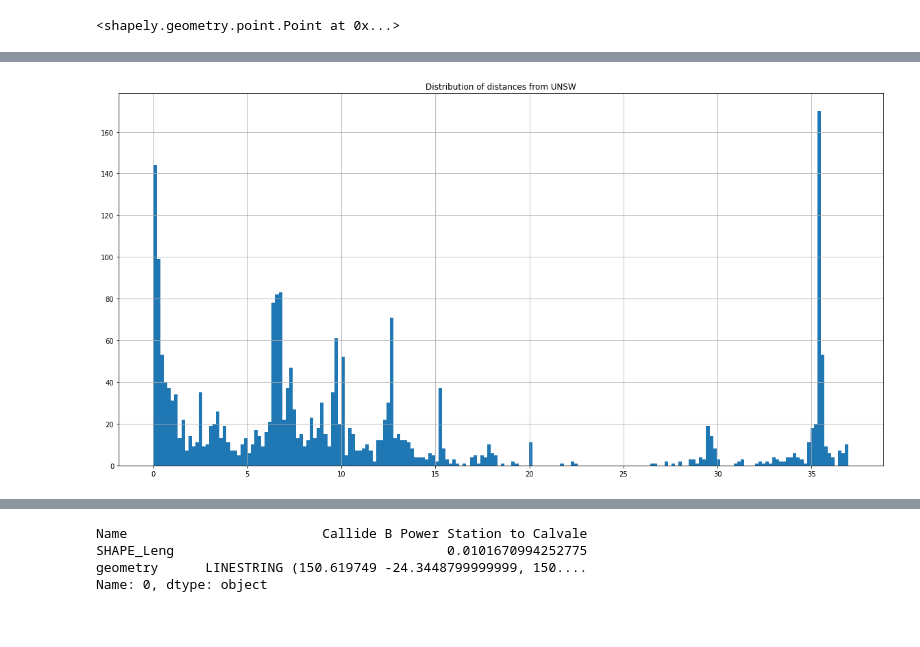
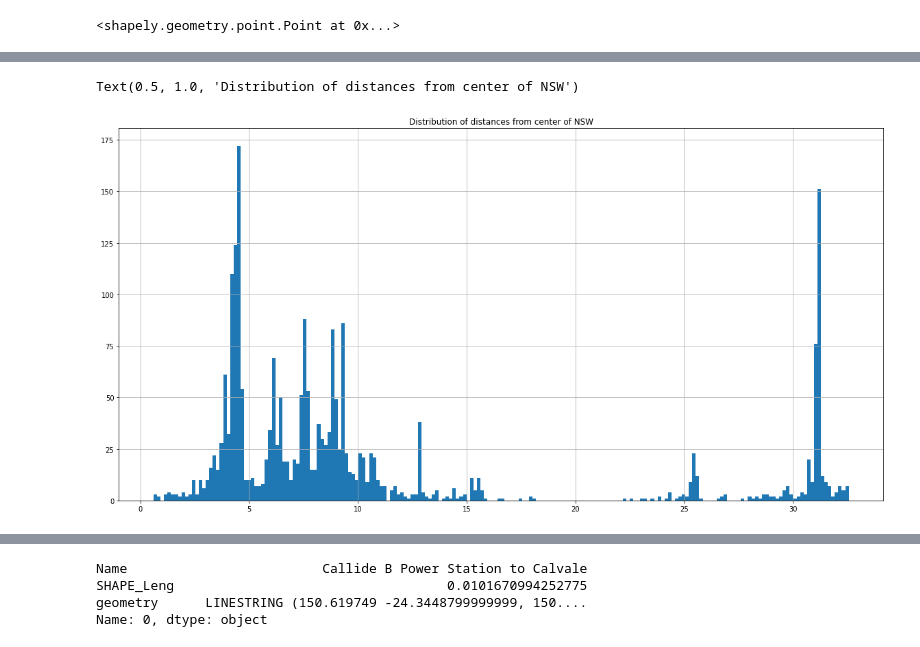
Before and after one commit to EvJ-5903/Transmission-Lines, a Jupyter notebook: Data Collection.ipynb, the cells around one changed output, grey strips where cells are left out. Cells and saved outputs as stored; diff of their text form; code cells hidden in the pictures.

```diff
--- a/Data Collection.ipynb
+++ b/Data Collection.ipynb
@@ -119,10 +117,10 @@ import pandas as pd
 %matplotlib inline
 plt.rcParams['figure.figsize'] = (20, 10)
 # %%
-burbs = gp.GeoDataFrame.from_file('ElectricityTransmissionLines_v2-line.shp')
-burbs.set_crs(epsg=5234, inplace=True, allow_override=True)
+transmissionlines_visual = gp.GeoDataFrame.from_file('ElectricityTransmissionLines_v2-line.shp')
+transmissionlines_visual.set_crs(epsg=5234, inplace=True, allow_override=True)
 # https://epsg.io/8021
 # GDA2020 is the latest and least wrong coord set for Sydney
-burbs.sample(2)
+transmissionlines_visual.sample(120)
 # %% [output]
 |  | Name | descriptio | tessellate | visibility | COMMENT | FEATURETYP | SHAPE_Leng | NAME2 | OBJECTID | ... |
@@ -131,7 +139,7 @@ burbs.sample(2)
 # %%
 cols_to_drop = ["DESCRIPTON", "NSW_LOCA_3", "NSW_LOCA_4","NSW_LOCA_5","NSW_LOCA_7", "DT_RETIRE"]
-burbs.drop(cols_to_drop, axis=1, inplace=True, errors="ignore")
-burbs.head(2)
+transmissionlines_visual.drop(cols_to_drop, axis=1, inplace=True, errors="ignore")
+transmissionlines_visual.head(2)
 # %% [output]
 |  | Name | descriptio | tessellate | visibility | COMMENT | FEATURETYP | SHAPE_Leng | NAME2 | OBJECTID | ... |
 | 0 | Callide B Power Station to Calvale | None | 1 | 1 | None | Transmission Line | 0.0101670994252775 | Callide B Power Station to Calvale | 1 | ... |
@@ -172,8 +196,8 @@ Name: 0, dtype: object
 def add_centroid(row):
     return row.geometry.centroid
 
-burbs["centroid"] = burbs.apply(add_centroid, axis=1)
+transmissionlines_visual["centroid"] = transmissionlines_visual.apply(add_centroid, axis=1)
 
-burbs.sample(2)
+transmissionlines_visual.sample(2)
 # %% [output]
 |  | Name | descriptio | tessellate | visibility | COMMENT | FEATURETYP | SHAPE_Leng | NAME2 | OBJECTID | ... |
@@ -194,8 +222,9 @@ burbs.centroid.plot()
 # %%
-right_here = shapely.geometry.point.Point(151.2299732, -33.9178754)
-burbs["distance_from_UNSW"] = burbs.centroid.distance(right_here)
+right_here = shapely.geometry.point.Point(147.0167, -32.16333)
+transmissionlines_visual["distance_from_centre_NSW"] = transmissionlines_visual.centroid.distance(right_here)
 # %%
-burbs.distance_from_UNSW.hist(bins=200)
-plt.title("Distribution of distances from UNSW");
+transmissionlines_visual.distance_from_centre_NSW.hist(bins=200)
+plt.title("Distribution of distances from center of NSW")
 # %% [output]
+Text(0.5, 1.0, 'Distribution of distances from center of NSW')
-[figure, old version]
+[figure, new version]
```
Also changed, not shown: parts of 23 cells of this notebook, 3 other files.
